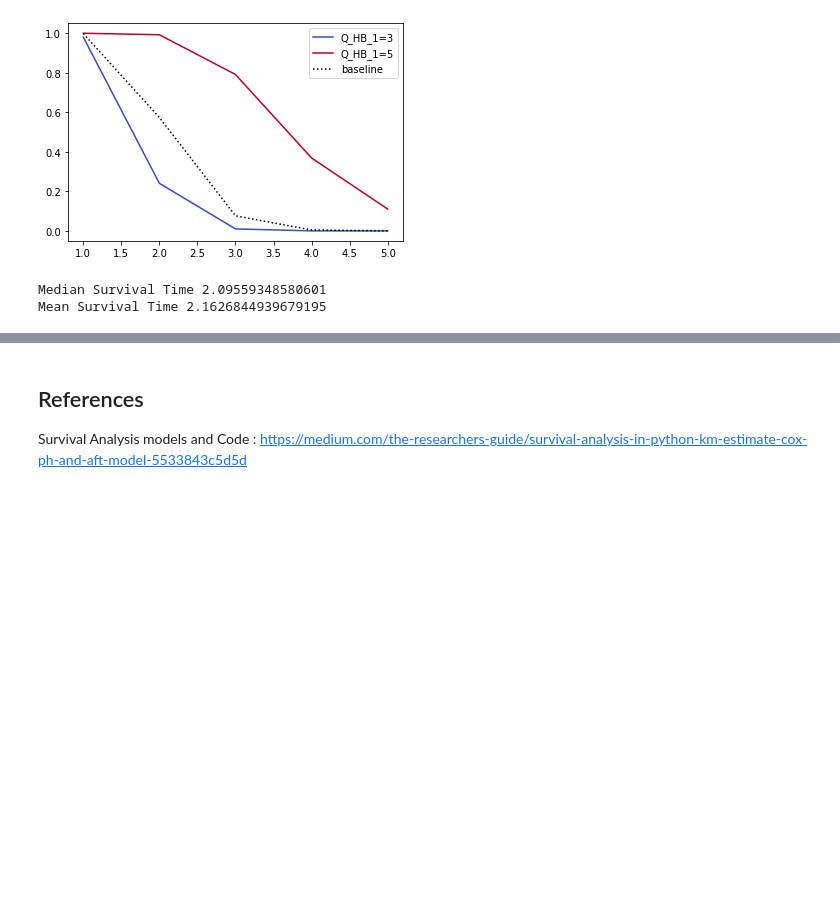
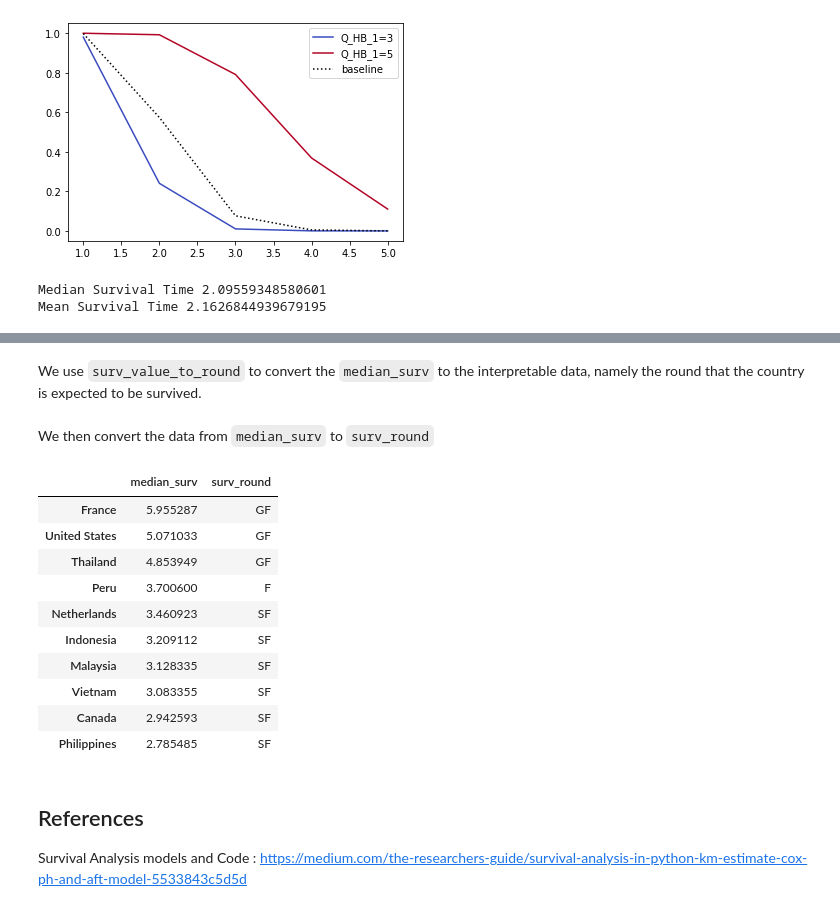
Before and after one commit to polytetralhx/4dm4analysis, a Jupyter notebook: survival.ipynb, the cells around one changed output, grey strips where cells are left out. Saved outputs shown, nothing was run; the diff lists cells and outputs as text; code cells hidden in the pictures; blank space fills up the shorter version.

```diff
--- a/survival.ipynb
+++ b/survival.ipynb
@@ -409,0 +447,4 @@ im lazy zzzzz
+# %%
+country_median_survival_prediction = lognormal_aft.predict_median(_4dm4_teams_qualifiers_table)
+country_median_survival_prediction = pd.DataFrame(country_median_survival_prediction, columns=['median_surv'])
+country_median_survival_prediction.head()
@@ -410,3 +458,25 @@ im lazy zzzzz
+# %% [markdown]
+We use `surv_value_to_round` to convert the `median_surv` to the interpretable data, namely the round that the country is expected to be survived.
+# %%
+def surv_value_to_round(median_surv):
+    return rounds[min(round(median_surv)-1, 4)]
+# %% [markdown]
+We then convert the data from `median_surv` to `surv_round`
+# %%
+country_median_survival_prediction['surv_round'] = country_median_survival_prediction['median_surv'].apply(surv_value_to_round)
+country_median_survival_prediction.sort_values('median_surv', ascending=False).head(10)
+# %% [output]
+|  | median_surv | surv_round |
+| France | 5.955287 | GF |
+| United States | 5.071033 | GF |
+| Thailand | 4.853949 | GF |
+| Peru | 3.700600 | F |
+| Netherlands | 3.460923 | SF |
+| Indonesia | 3.209112 | SF |
+| Malaysia | 3.128335 | SF |
+| Vietnam | 3.083355 | SF |
+| Canada | 2.942593 | SF |
+| Philippines | 2.785485 | SF |
 # %% [markdown]
 ## References
 
```
Also changed, not shown: parts of 12 cells of this notebook.
